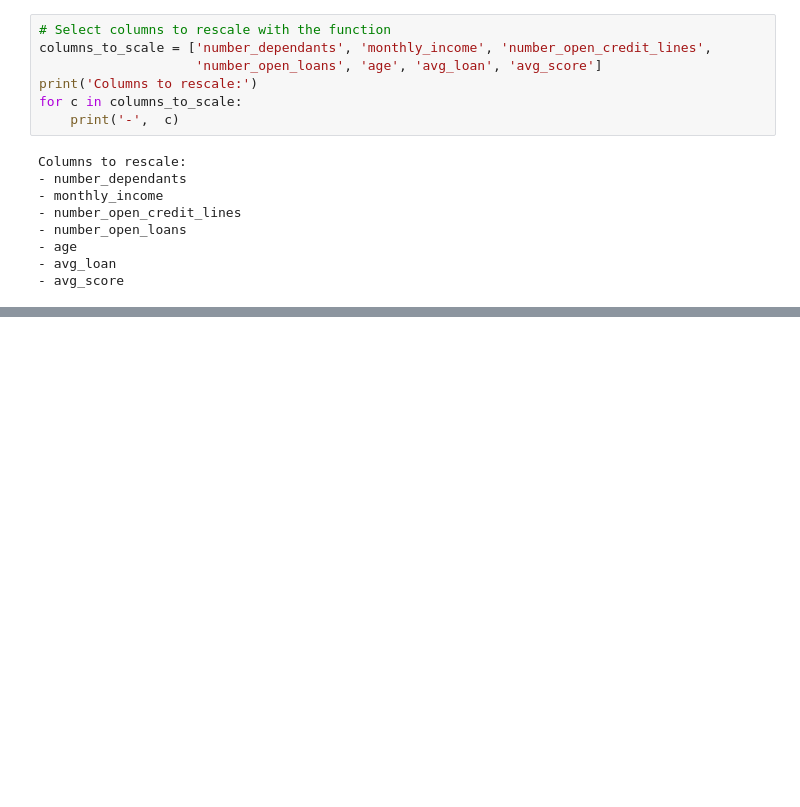
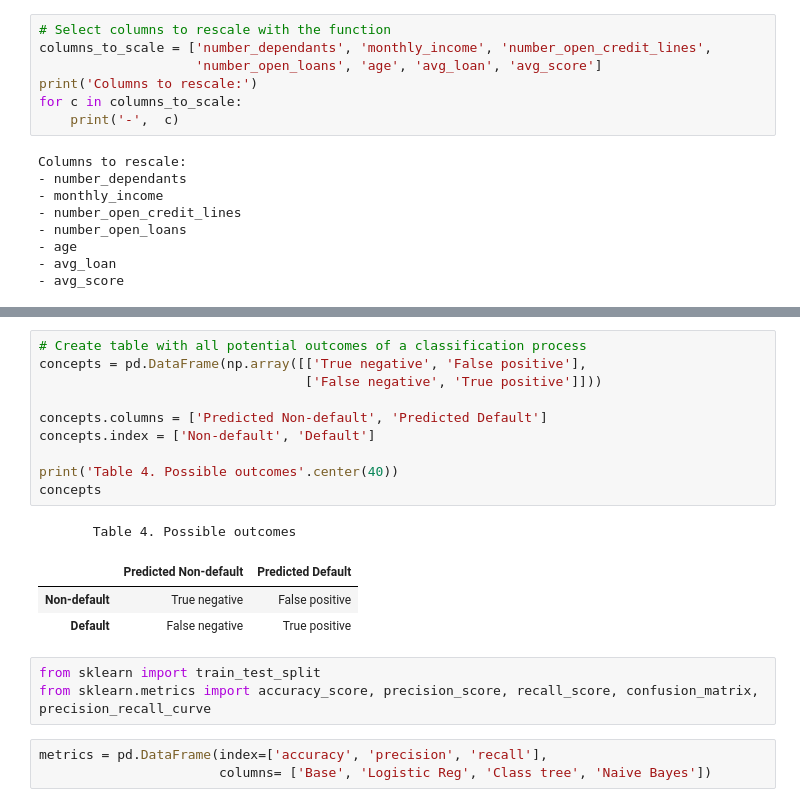
Before and after one commit to kevinmiguel97/Credit-default-model, a Jupyter notebook: Credit_default_model.ipynb, the cells around one changed output, grey strips where cells are left out. Drawn from its saved outputs; the diff is of its cells as text; blank space fills up the shorter version.

```diff
--- a/Credit_default_model.ipynb
+++ b/Credit_default_model.ipynb
@@ -695,0 +729,21 @@ Columns to rescale:
+# %%
+# Create table with all potential outcomes of a classification process
+concepts = pd.DataFrame(np.array([['True negative', 'False positive'],
+                                  ['False negative', 'True positive']]))
+
+concepts.columns = ['Predicted Non-default', 'Predicted Default']
+concepts.index = ['Non-default', 'Default']
+
+print('Table 4. Possible outcomes'.center(40))
+concepts
+# %% [output]
+       Table 4. Possible outcomes
+|  | Predicted Non-default | Predicted Default |
+| Non-default | True negative | False positive |
+| Default | False negative | True positive |
+# %%
+from sklearn import train_test_split
+from sklearn.metrics import accuracy_score, precision_score, recall_score, confusion_matrix, precision_recall_curve
+# %%
+metrics = pd.DataFrame(index=['accuracy', 'precision', 'recall'],
+                       columns= ['Base', 'Logistic Reg', 'Class tree', 'Naive Bayes'])
```
Also changed, not shown: parts of 6 cells of this notebook.
